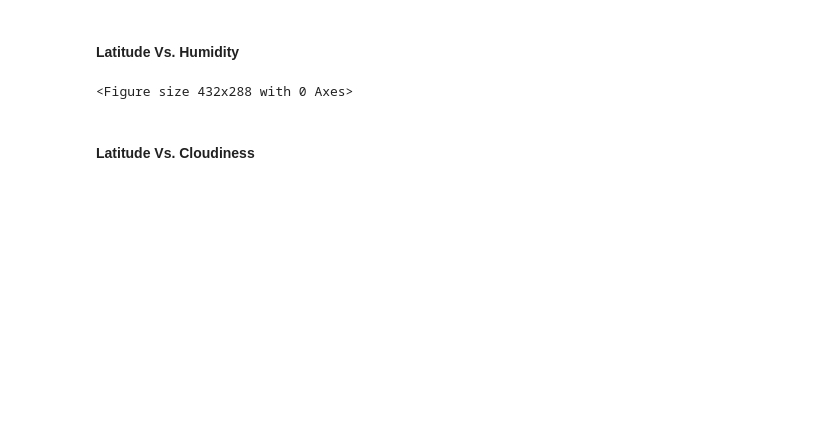
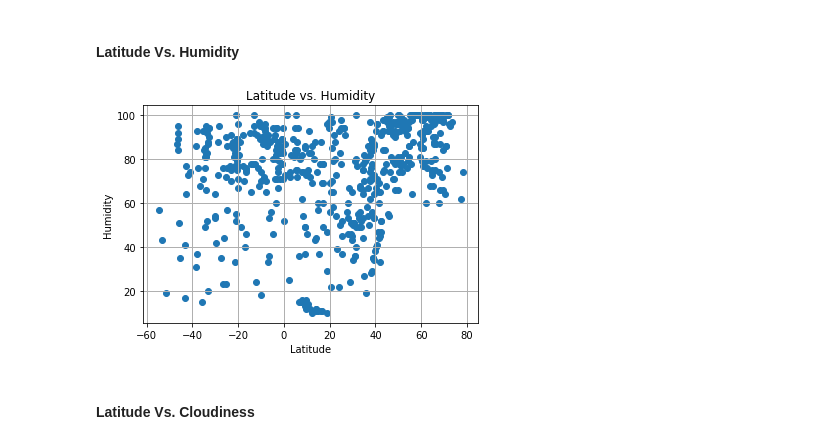
Before and after one commit to Patli1998/Challenge6-python-api-challenge, a Jupyter notebook: WeatherPy/WeatherPy.ipynb, the cells around one changed output. Saved outputs shown, nothing was run; the diff lists cells and outputs as text; code cells hidden in the pictures; blank space fills up the shorter version.

```diff
--- a/WeatherPy/WeatherPy.ipynb
+++ b/WeatherPy/WeatherPy.ipynb
@@ -209,18 +218,21 @@ plt.show()
 #### Latitude Vs. Humidity
 # %%
 # Build the scatter plots for latitude vs. humidity
-# YOUR CODE HERE
+plt.scatter(city_data_df["Lat"], city_data_df["Humidity"], marker="o",label="Cities")
+plt.grid(linestyle='-', linewidth=1, alpha = 1)
 
 # Incorporate the other graph properties
-# YOUR CODE HERE
+plt.xlabel("Latitude")
+plt.ylabel("Humidity")
+plt.title("Latitude vs. Humidity")
 
 # Save the figure
 plt.savefig("output_data/Fig2.png")
 
 # Show plot
 plt.show()
 # %% [output]
-<Figure size 432x288 with 0 Axes>
+[figure, added]
 # %% [markdown]
 #### Latitude Vs. Cloudiness
 # %%
```
Also changed, not shown: parts of 27 cells of this notebook, 5 other files.
